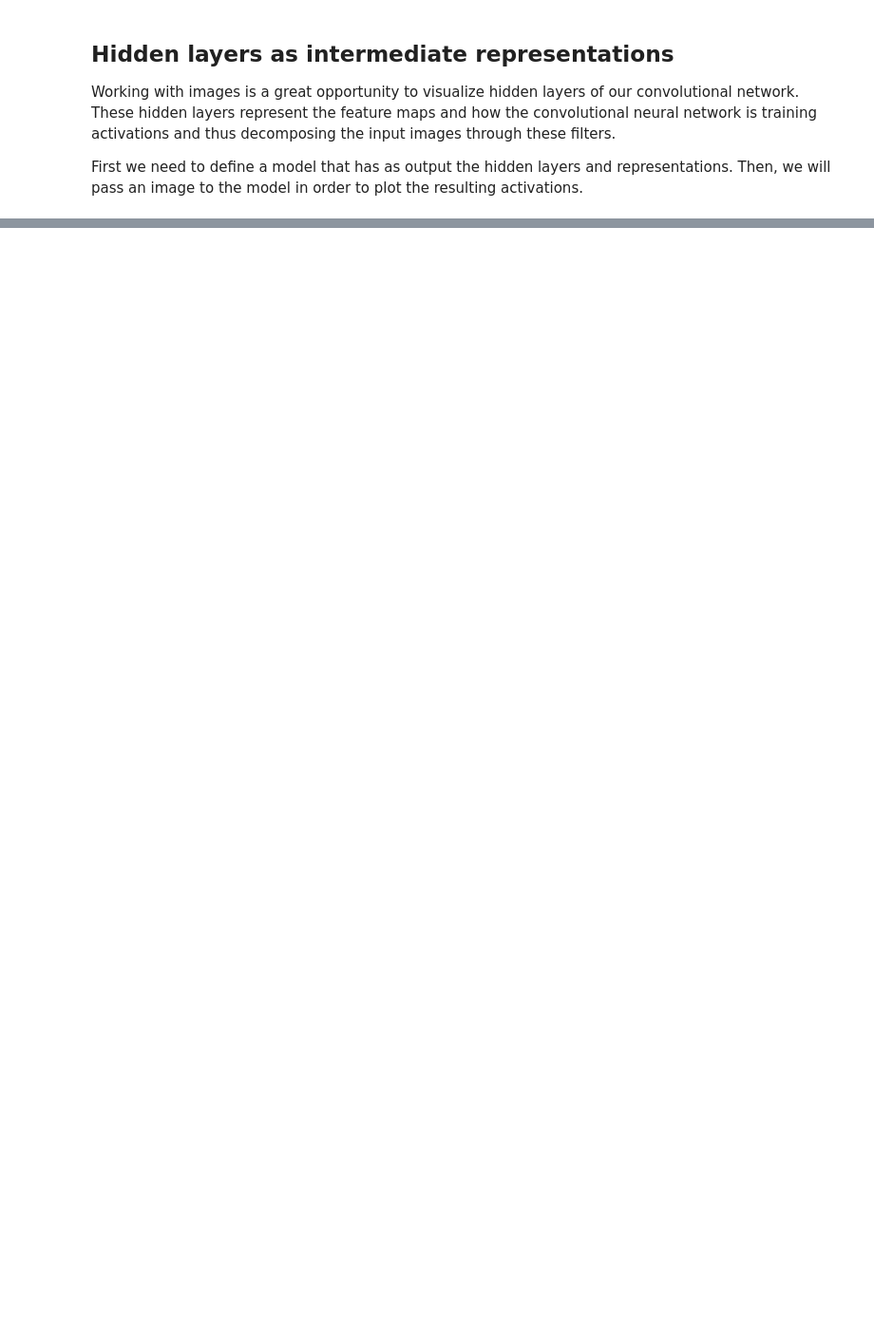
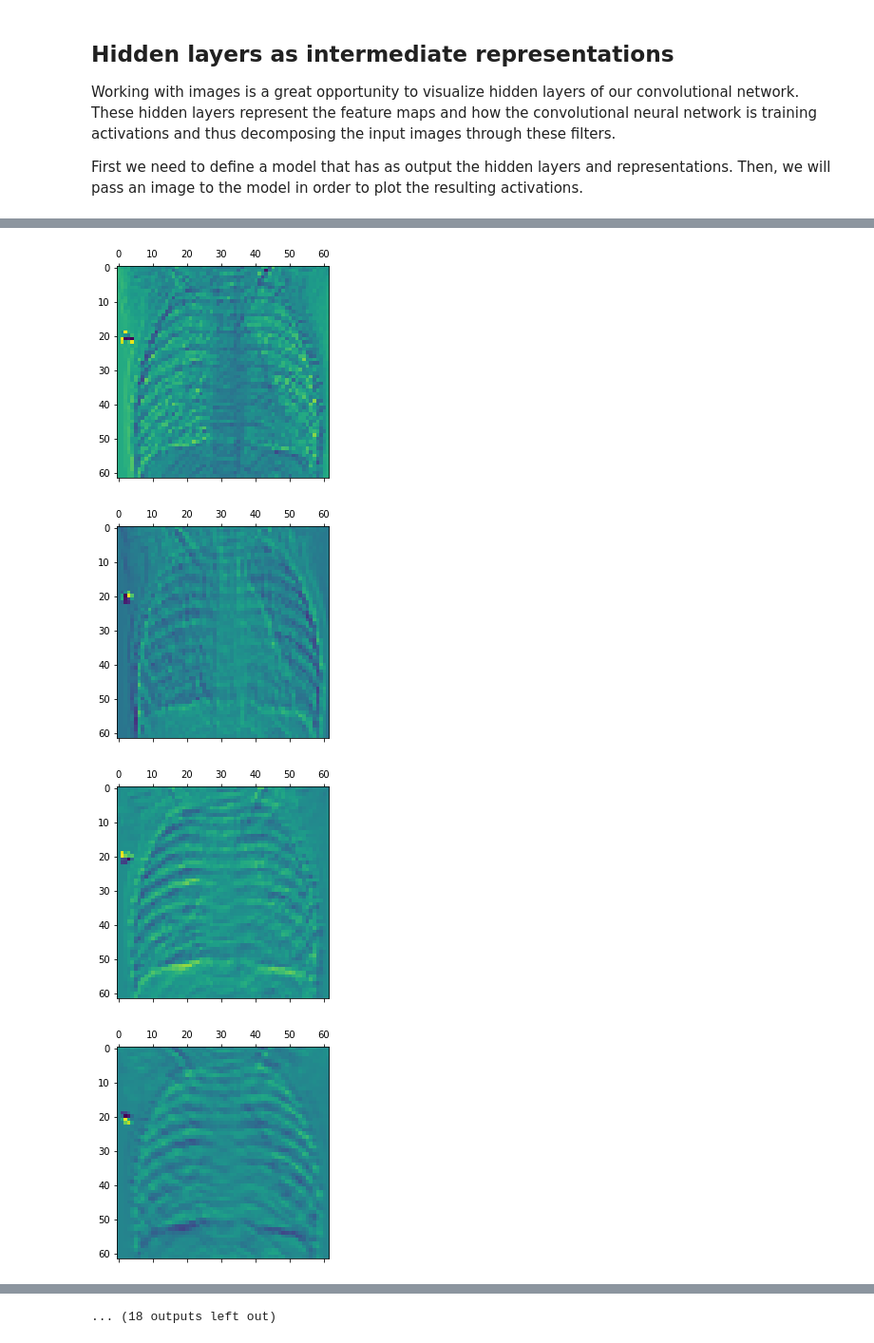
Before and after one commit to Tepi994/statistical-learning2, a Jupyter notebook: final_project/convolutional_neural_network.ipynb, the cells around one changed output, grey strips where cells are left out. Shown at 95% size. Saved outputs shown, nothing was run; the diff lists cells and outputs as text; code cells hidden in the pictures; blank space fills up the shorter version.

```diff
--- a/final_project/convolutional_neural_network.ipynb
+++ b/final_project/convolutional_neural_network.ipynb
@@ -233,7 +314,12 @@ while i < channels:
 # %%
 second_layer_activation =np.array(activations[1])
-channels = second_layer_activation.shape[3]
+channels = second_layer_activation.shape[1]
 i = 1
 while i < channels:
     plt.matshow(first_layer_activation[0, :, :,i], cmap='viridis')
     i+=1
+# %% [output]
+[figure, added]
+[figure, added]
+[figure, added]
+[figure, added]
@@ -239,0 +334 @@ while i < channels:
+... (18 outputs left out)
```
Also changed, not shown: parts of 25 cells of this notebook, 2 other files.
